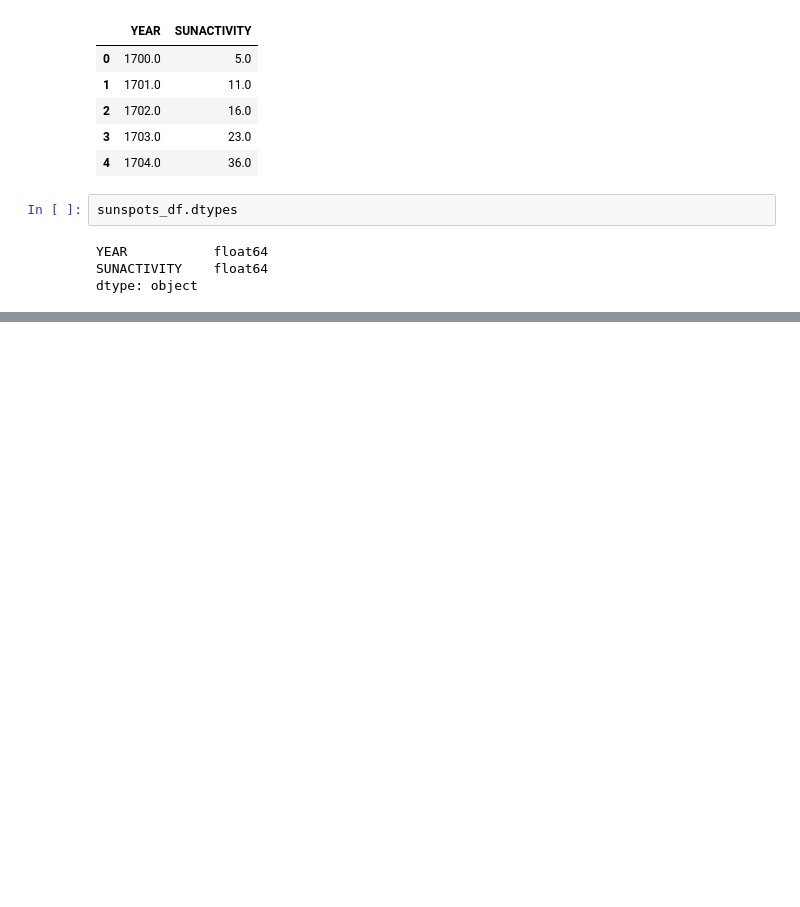
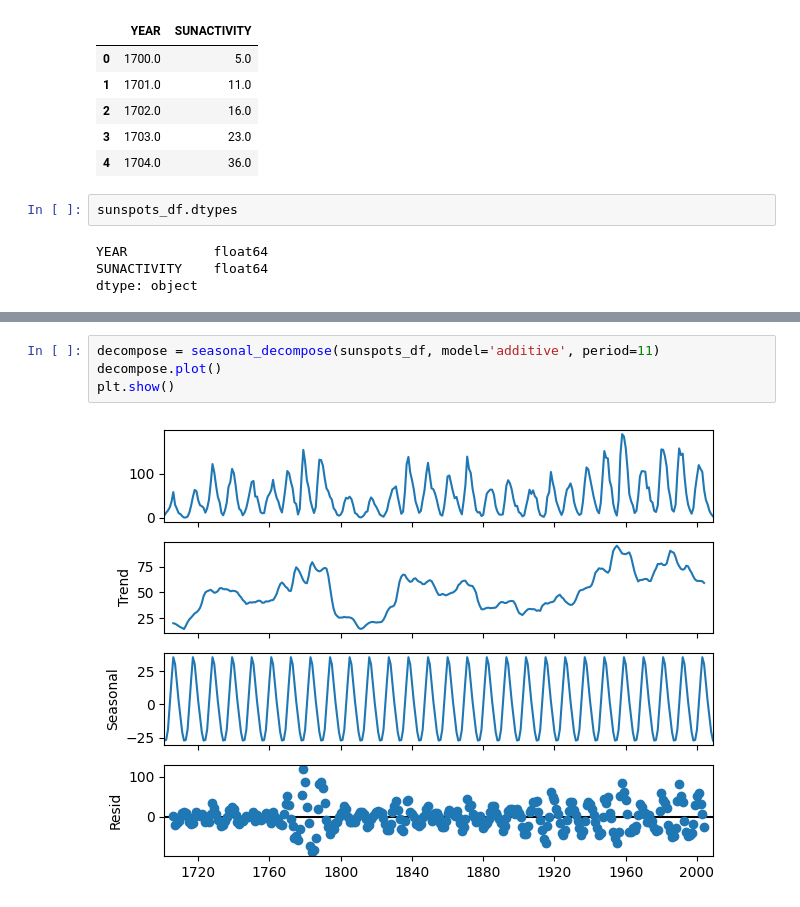
Before and after one commit to swethag04/ml-projects, a Jupyter notebook: time-series-decomposition.ipynb, the cells around one changed output, grey strips where cells are left out. Drawn from its saved outputs; the diff is of its cells as text; blank space fills up the shorter version.

```diff
--- a/time-series-decomposition.ipynb
+++ b/time-series-decomposition.ipynb
@@ -47,0 +55,6 @@ sunspots_df.head()
+# %%
+decompose = seasonal_decompose(sunspots_df, model='additive', period=11)
+decompose.plot()
+plt.show()
+# %% [output]
+[figure, added]
```
Also changed, not shown: parts of 5 cells of this notebook.
